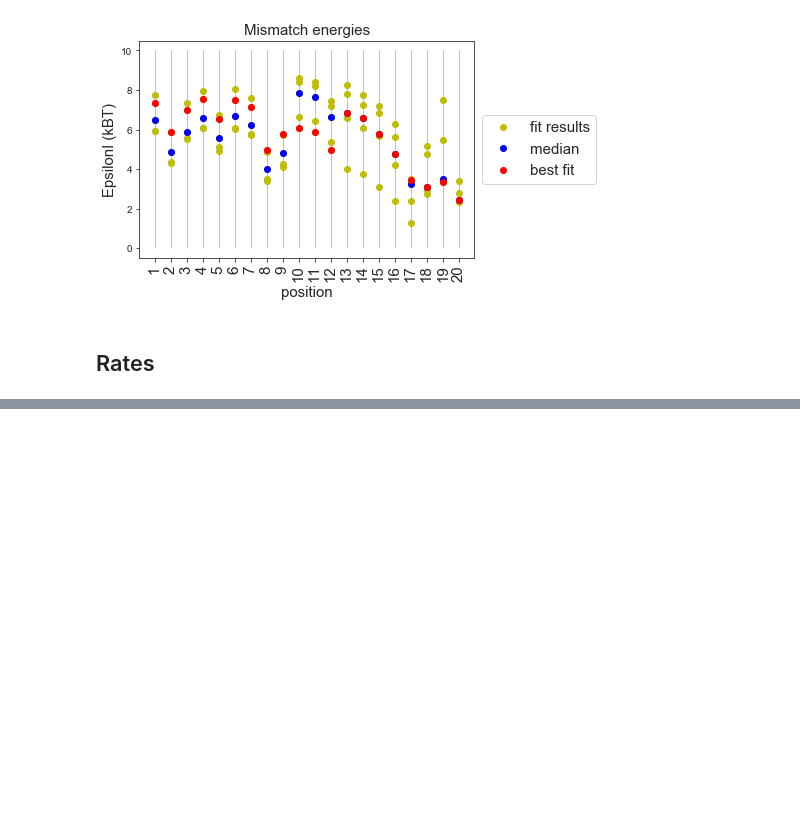
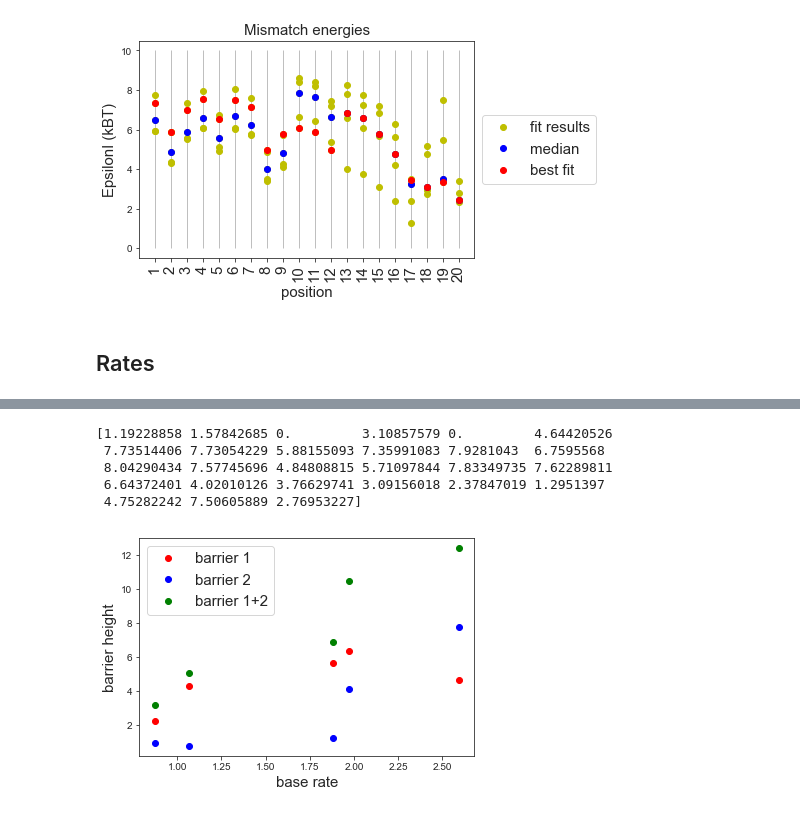
Before and after one commit to martin-depken/Energy-Landscape, a Jupyter notebook: predict_pclv_Stijn/Toy_model/visualise_fits.ipynb, the cells around one changed output, grey strips where cells are left out. Cells and saved outputs as stored; diff of their text form; code cells hidden in the pictures; blank space fills up the shorter version.

```diff
--- a/predict_pclv_Stijn/Toy_model/visualise_fits.ipynb
+++ b/predict_pclv_Stijn/Toy_model/visualise_fits.ipynb
@@ -371,0 +378,18 @@ plt.xticks(range(1,len(rates_low_chi[i])+1),['Rate from solution','Base forward
+# %%
+print energies[1]
+
+plt.figure()
+for i in range(len(energies_low_chi)):
+    plt.plot(rates[i][1],energies[i][5],'ro')
+    plt.plot(rates[i][1],energies[i][6],'bo')
+    plt.plot(rates[i][1],energies[i][5]+energies[i][6],'go')
+    plt.xlabel('base rate',fontsize = 15)
+    plt.ylabel('barrier height',fontsize = 15)
+    plt.legend(['barrier 1','barrier 2','barrier 1+2'],fontsize = 15)
+# %% [output]
+[1.19228858 1.57842685 0.         3.10857579 0.         4.64420526
+ 7.73514406 7.73054229 5.88155093 7.35991083 7.9281043  6.7595568
+ 8.04290434 7.57745696 4.84808815 5.71097844 7.83349735 7.62289811
+ 6.64372401 4.02010126 3.76629741 3.09156018 2.37847019 1.2951397
+ 4.75282242 7.50605889 2.76953227]
+[figure, added]
```
Also changed, not shown: parts of 7 cells of this notebook, 2 other files.
